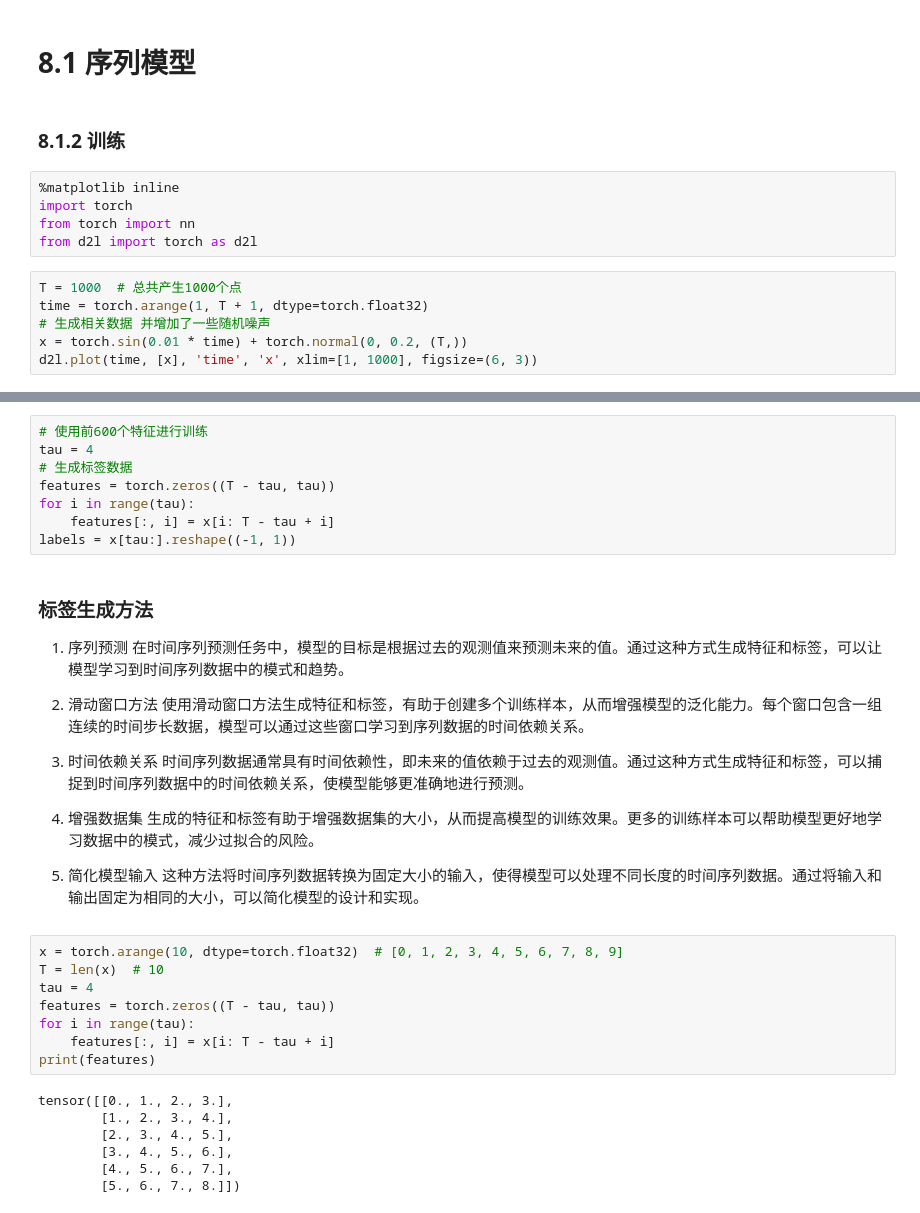
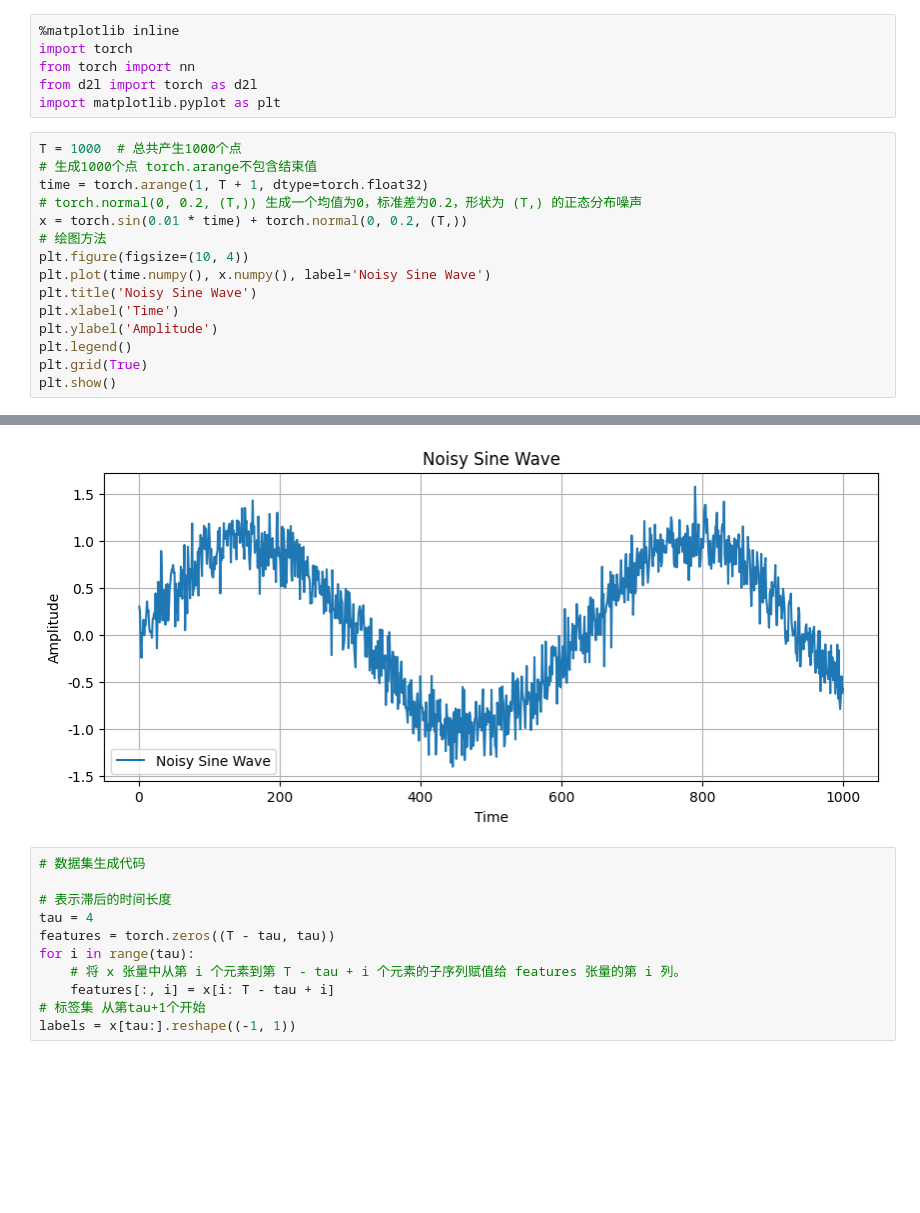
Before and after one commit to SimonSkywalke/diveIntoDeepLearningEasy, a Jupyter notebook: chapter8_recurrent-neural-networks/8.1_sequence.ipynb, the cells around one changed output, grey strips where cells are left out. Drawn from its saved outputs; the diff is of its cells as text; blank space fills up the shorter version.

```diff
--- a/chapter8_recurrent-neural-networks/8.1_sequence.ipynb
+++ b/chapter8_recurrent-neural-networks/8.1_sequence.ipynb
@@ -1,16 +1,22 @@
-# %% [markdown]
-# 8.1 序列模型
-# %% [markdown]
-### 8.1.2 训练
 # %%
 %matplotlib inline
 import torch
 from torch import nn
 from d2l import torch as d2l
+import matplotlib.pyplot as plt
 # %%
 T = 1000  # 总共产生1000个点
+# 生成1000个点 torch.arange不包含结束值
 time = torch.arange(1, T + 1, dtype=torch.float32)
-# 生成相关数据 并增加了一些随机噪声
+# torch.normal(0, 0.2, (T,)) 生成一个均值为0，标准差为0.2，形状为 (T,) 的正态分布噪声
 x = torch.sin(0.01 * time) + torch.normal(0, 0.2, (T,))
-d2l.plot(time, [x], 'time', 'x', xlim=[1, 1000], figsize=(6, 3))
+# 绘图方法
+plt.figure(figsize=(10, 4))
+plt.plot(time.numpy(), x.numpy(), label='Noisy Sine Wave')
+plt.title('Noisy Sine Wave')
+plt.xlabel('Time')
+plt.ylabel('Amplitude')
+plt.legend()
+plt.grid(True)
+plt.show()
 # %% [output]
@@ -18,39 +23,12 @@ d2l.plot(time, [x], 'time', 'x', xlim=[1, 1000], figsize=(6, 3))
+[figure, added]
 # %%
-# 使用前600个特征进行训练
+# 数据集生成代码
+
+# 表示滞后的时间长度
 tau = 4
-# 生成标签数据
 features = torch.zeros((T - tau, tau))
 for i in range(tau):
+    # 将 x 张量中从第 i 个元素到第 T - tau + i 个元素的子序列赋值给 features 张量的第 i 列。
     features[:, i] = x[i: T - tau + i]
+# 标签集 从第tau+1个开始
 labels = x[tau:].reshape((-1, 1))
-# %% [markdown]
-### 标签生成方法
-1. 序列预测
-在时间序列预测任务中，模型的目标是根据过去的观测值来预测未来的值。通过这种方式生成特征和标签，可以让模型学习到时间序列数据中的模式和趋势。
-
-2. 滑动窗口方法
-使用滑动窗口方法生成特征和标签，有助于创建多个训练样本，从而增强模型的泛化能力。每个窗口包含一组连续的时间步长数据，模型可以通过这些窗口学习到序列数据的时间依赖关系。
-
-3. 时间依赖关系
-时间序列数据通常具有时间依赖性，即未来的值依赖于过去的观测值。通过这种方式生成特征和标签，可以捕捉到时间序列数据中的时间依赖关系，使模型能够更准确地进行预测。
-
-4. 增强数据集
-生成的特征和标签有助于增强数据集的大小，从而提高模型的训练效果。更多的训练样本可以帮助模型更好地学习数据中的模式，减少过拟合的风险。
-
-5. 简化模型输入
-这种方法将时间序列数据转换为固定大小的输入，使得模型可以处理不同长度的时间序列数据。通过将输入和输出固定为相同的大小，可以简化模型的设计和实现。
-# %%
-x = torch.arange(10, dtype=torch.float32)  # [0, 1, 2, 3, 4, 5, 6, 7, 8, 9]
-T = len(x)  # 10
-tau = 4
-features = torch.zeros((T - tau, tau))
-for i in range(tau):
-    features[:, i] = x[i: T - tau + i]
-print(features)
-# %% [output]
-tensor([[0., 1., 2., 3.],
-        [1., 2., 3., 4.],
-        [2., 3., 4., 5.],
-        [3., 4., 5., 6.],
-        [4., 5., 6., 7.],
-        [5., 6., 7., 8.]])
```
Also changed, not shown: parts of 23 cells of this notebook.
